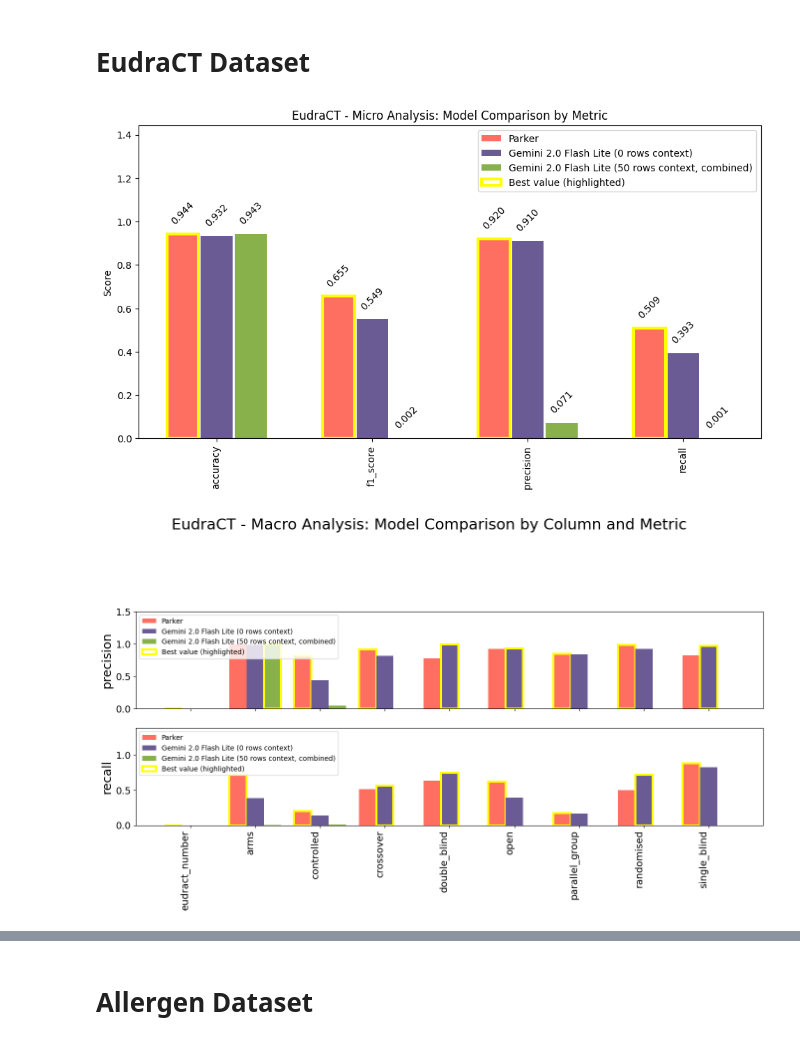
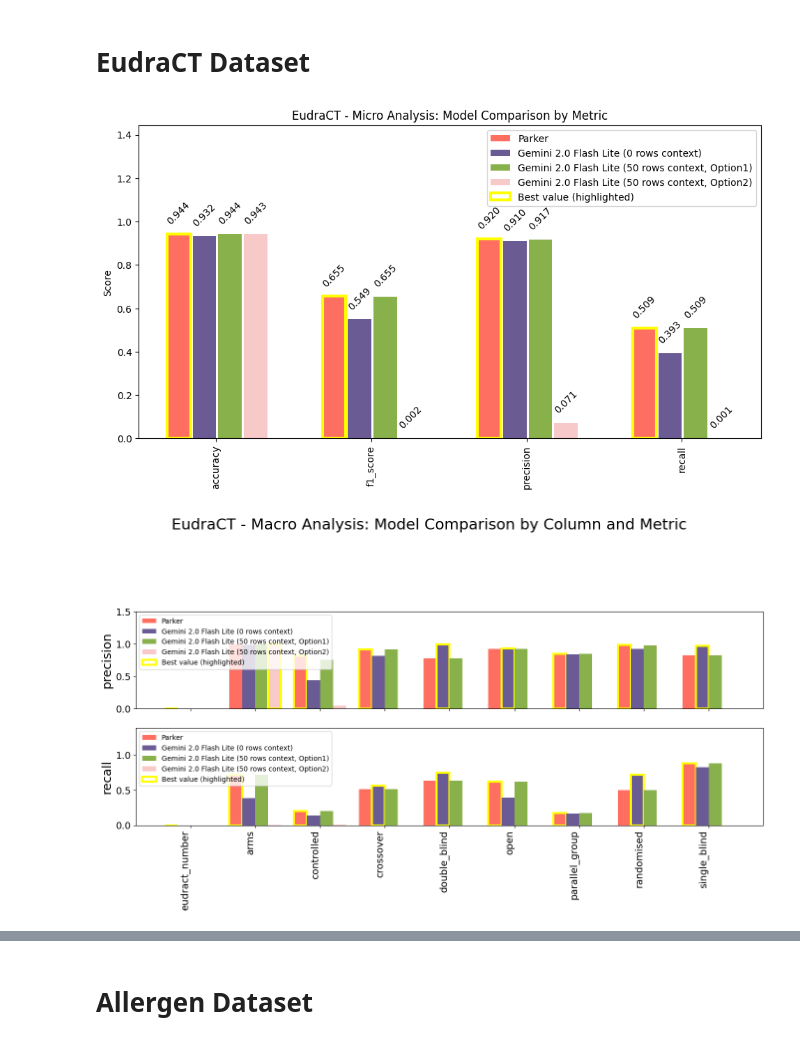
Before and after one commit to lukasketzer/llm_data_quality_assistant, a Jupyter notebook: analysis/results/graphs.ipynb, the cells around one changed output, grey strips where cells are left out. Drawn from its saved outputs; the diff is of its cells as text; code cells hidden in the pictures.

```diff
--- a/analysis/results/graphs.ipynb
+++ b/analysis/results/graphs.ipynb
@@ -234,26 +234,28 @@ def plot_macro_difference_vs_parker(model_data: Dict[str, dict], dataset_name: s
 # %%
 # EudraCT paths and files
 base_path = os.path.join('.', 'eudract')
 micro_files = {
     "Parker": "parker_results_micro.json",
     "Gemini 2.0 Flash Lite (0 rows context)": "gemini_2_0_flash_lite_0_rows_context_results_micro.json",
-    "Gemini 2.0 Flash Lite (50 rows context, combined)": "gemini_2_0_flash_lite_50_rows_context_combined_results_micro.json",
+    "Gemini 2.0 Flash Lite (50 rows context, Option1)": "gemini_2_0_flash_lite_50_rows_context_o1_combined_results_micro.json",
+    "Gemini 2.0 Flash Lite (50 rows context, Option2)": "gemini_2_0_flash_lite_50_rows_context_o2_combined_results_micro.json",
 }
 macro_files = {
     "Parker": "parker_results_macro.json",
     "Gemini 2.0 Flash Lite (0 rows context)": "gemini_2_0_flash_lite_0_rows_context_results_macro.json",
-    "Gemini 2.0 Flash Lite (50 rows context, combined)": "gemini_2_0_flash_lite_50_rows_context_combined_results_macro.json",
+    "Gemini 2.0 Flash Lite (50 rows context, Option1)": "gemini_2_0_flash_lite_50_rows_context_o1_combined_results_macro.json",
+    "Gemini 2.0 Flash Lite (50 rows context, Option2)": "gemini_2_0_flash_lite_50_rows_context_o2_combined_results_macro.json",
 }
 # Micro
 model_data = load_model_data(base_path, micro_files)
 plot_micro_analysis(model_data, "EudraCT")
 # Macro
 model_data = load_model_data(base_path, macro_files)
 plot_macro_analysis(model_data, "EudraCT")
 # Difference vs Parker (Micro)
 plot_difference_vs_parker(load_model_data(base_path, micro_files), "EudraCT")
 # Difference vs Parker (Macro)
 plot_macro_difference_vs_parker(load_model_data(base_path, macro_files), "EudraCT")
 # %% [output]
-[figure, old version]
+[figure, new version]
-[figure, old version]
+[figure, new version]
```
Also changed, not shown: parts of 1 cell of this notebook, 14 other files.
